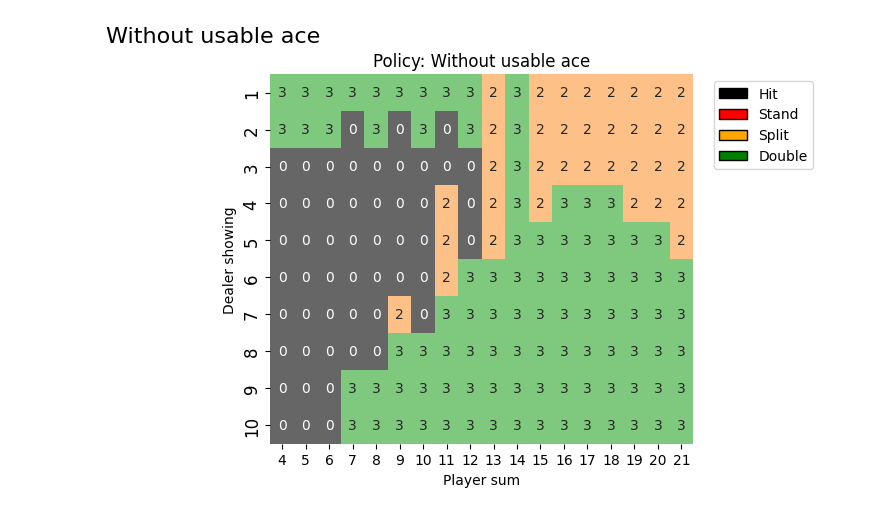
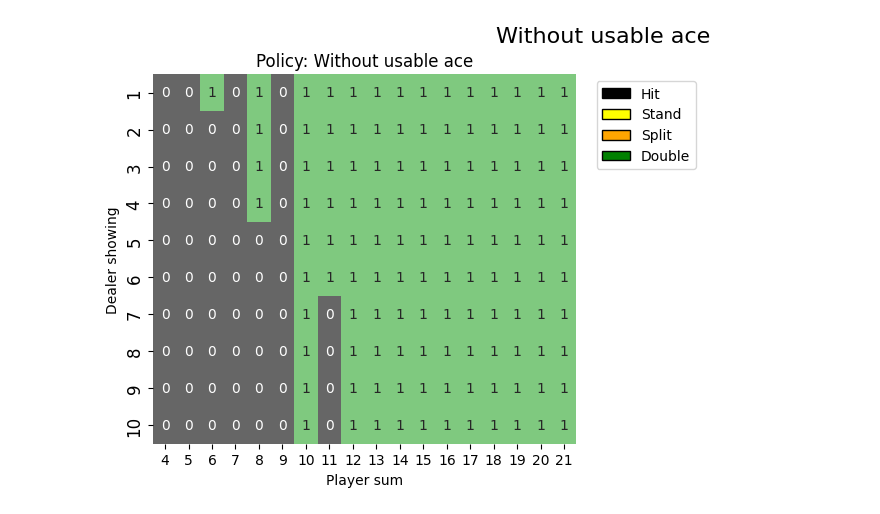
Before and after one commit to Giorgio6846/TrabajoFinal-IA, a Jupyter notebook: dataset/workspaceGame/Report.ipynb, the cells around one changed output. Cells and saved outputs as stored; diff of their text form; code cells hidden in the pictures.

```diff
--- a/dataset/workspaceGame/Report.ipynb
+++ b/dataset/workspaceGame/Report.ipynb
@@ -8,9 +8,9 @@ from Testing import Test
 from Blackjack.Environment import BJEnvironment
 import matplotlib.pyplot as plt
 
-VERSION = 3
+VERSION = 9
 COMPLETEDVERSION = 1
-EPOCH = 5
+EPOCH = 3
 # %%
 def get_obs(player_sum, dealer_card, usable_ace):
     # player_sum, dealer_sum, usable_ace, split_pos, double_pos, prob_21, game_state
@@ -80,8 +143,8 @@ def create_plots(policy_grid, title:str):
 env = BJEnvironment()
 test = Test()
 
-#test.ModelClass.loadCheckpoint(VERSION, COMPLETEDVERSION, EPOCH)
-test.ModelClass.loadModel(VERSION, COMPLETEDVERSION)
+test.ModelClass.loadCheckpoint(VERSION, COMPLETEDVERSION, EPOCH)
+#test.ModelClass.loadModel(VERSION, COMPLETEDVERSION)
 
 print(test.ModelClass.model.get_weights())
 obs = env.observation_space.sample()
@@ -112,4 +175,4 @@ Non-trainable params: 0 (0.00 Byte)
 # %%
-policy_grids_nA = create_grid(test.ModelClass.model, False)
+policy_grids_na = create_grid(test.ModelClass.model, False)
 policy_grids = create_grid(test.ModelClass.model, True)
 # %% [output]
@@ -133,7 +196,7 @@ policy_grids = create_grid(test.ModelClass.model, True)
 # %%
-fig1 = create_plots(policy_grids_nA, title="Without usable ace")
+fig1 = create_plots(policy_grids_na, title="Without usable ace")
 # %% [output]
-[figure, old version]
+[figure, new version]
 # %%
 fig2 = create_plots(policy_grids, title="Usable ace")
 # %% [output]
```
Also changed, not shown: parts of 4 cells of this notebook, 9 other files.
